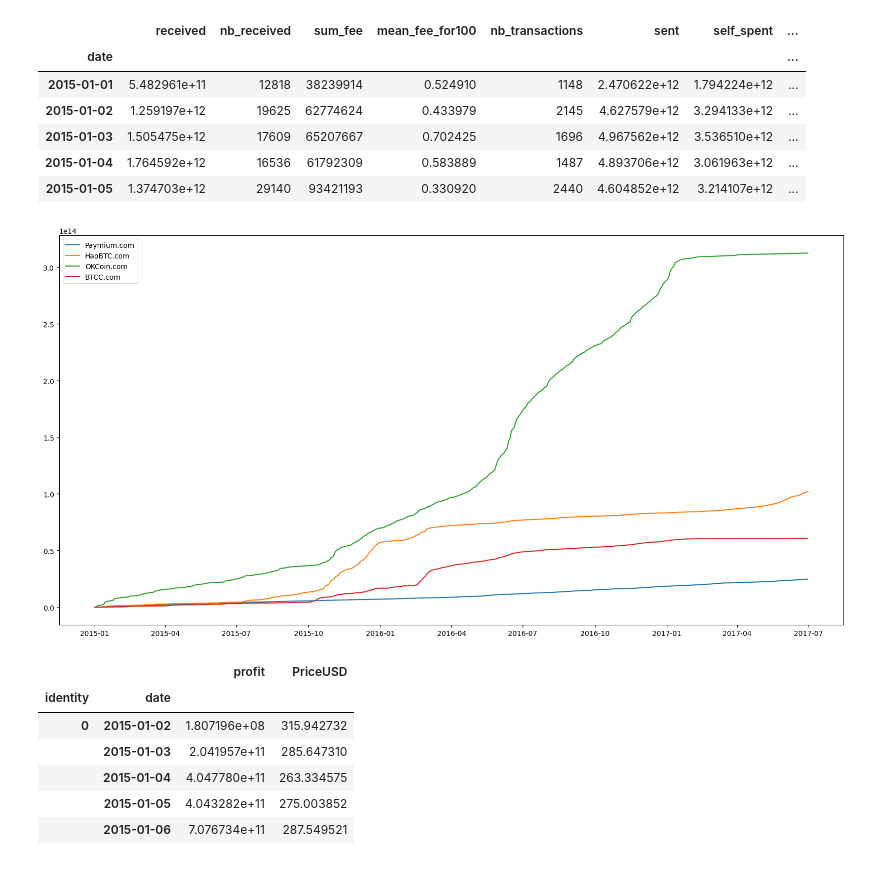
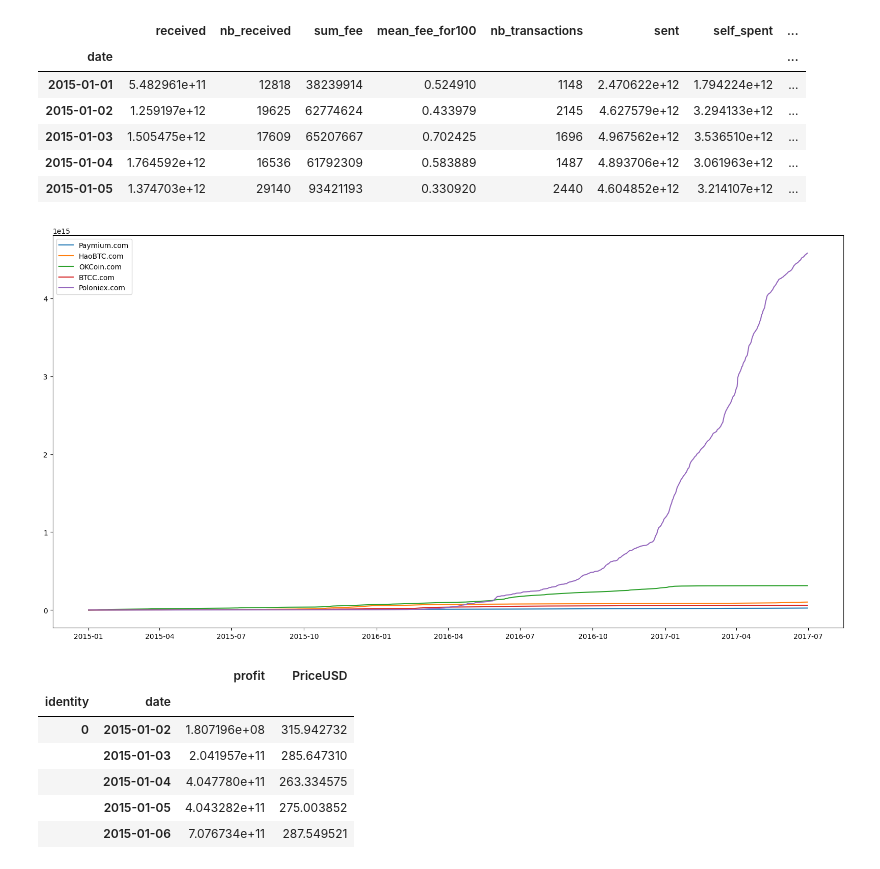
Before and after one commit to Coartix/BigDataDefiEGC, a Jupyter notebook: profit_analysis.ipynb, the cells around one changed output. Saved outputs shown, nothing was run; the diff lists cells and outputs as text; code cells hidden in the pictures.

```diff
--- a/profit_analysis.ipynb
+++ b/profit_analysis.ipynb
@@ -119,15 +121,15 @@ actor_df.loc['ePay.info_CoinJoinMess'].head()
 # %%
 plt.figure(figsize=(20,10))
 look = ['profit']
 plt.plot(actor_df.loc['Paymium.com'].index, actor_df.loc['Paymium.com'][look], label='Paymium.com')
 plt.plot(actor_df.loc['HaoBTC.com'].index, actor_df.loc['HaoBTC.com'][look], label='HaoBTC.com')
 plt.plot(actor_df.loc['OKCoin.com'].index, actor_df.loc['OKCoin.com'][look], label='OKCoin.com')
 plt.plot(actor_df.loc['BTCC.com'].index, actor_df.loc['BTCC.com'][look], label='BTCC.com')
-#plt.plot(actor_df.loc['Poloniex.com'].index, actor_df.loc['Poloniex.com'][look], label='Poloniex.com')
+plt.plot(actor_df.loc['Poloniex.com'].index, actor_df.loc['Poloniex.com'][look], label='Poloniex.com')
 plt.legend()
 plt.show()
 # %% [output]
-[figure, old version]
+[figure, new version]
 # %%
 # using the profit column and the external_df dataframe, we can compute the profit of the exchanges in USD
 # we need to convert the profit in BTC to USD
```
Also changed, not shown: parts of 16 cells of this notebook, 1 other file.
